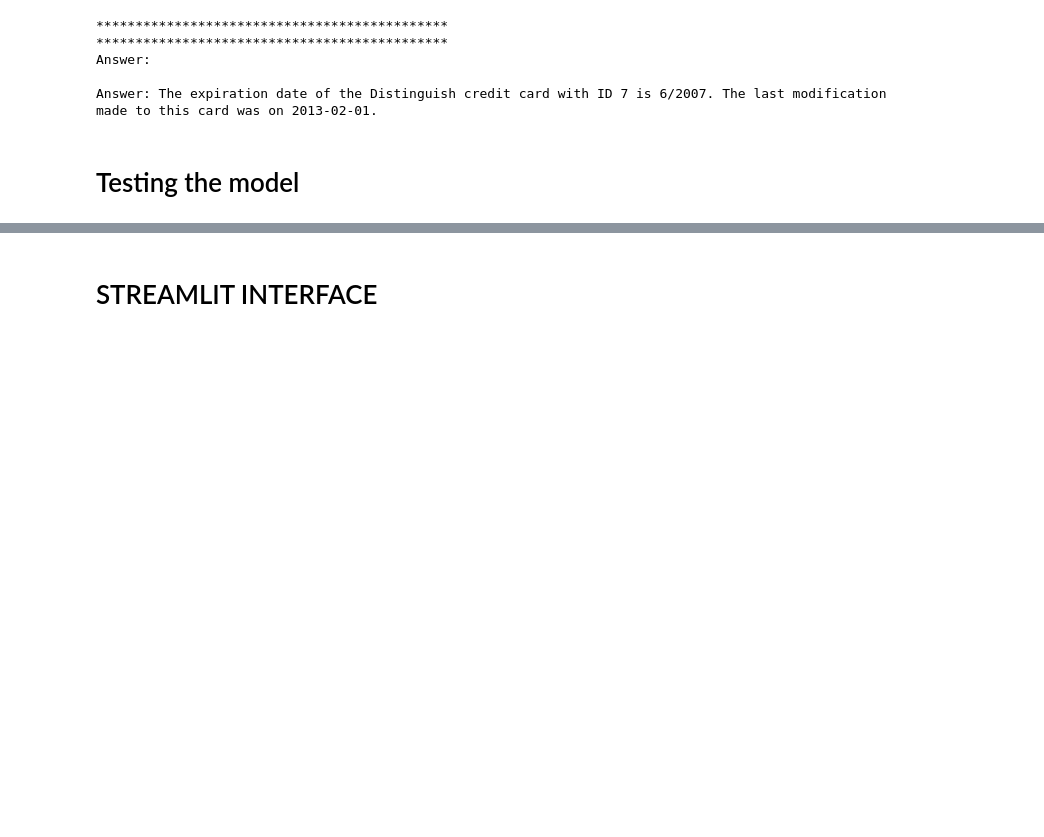
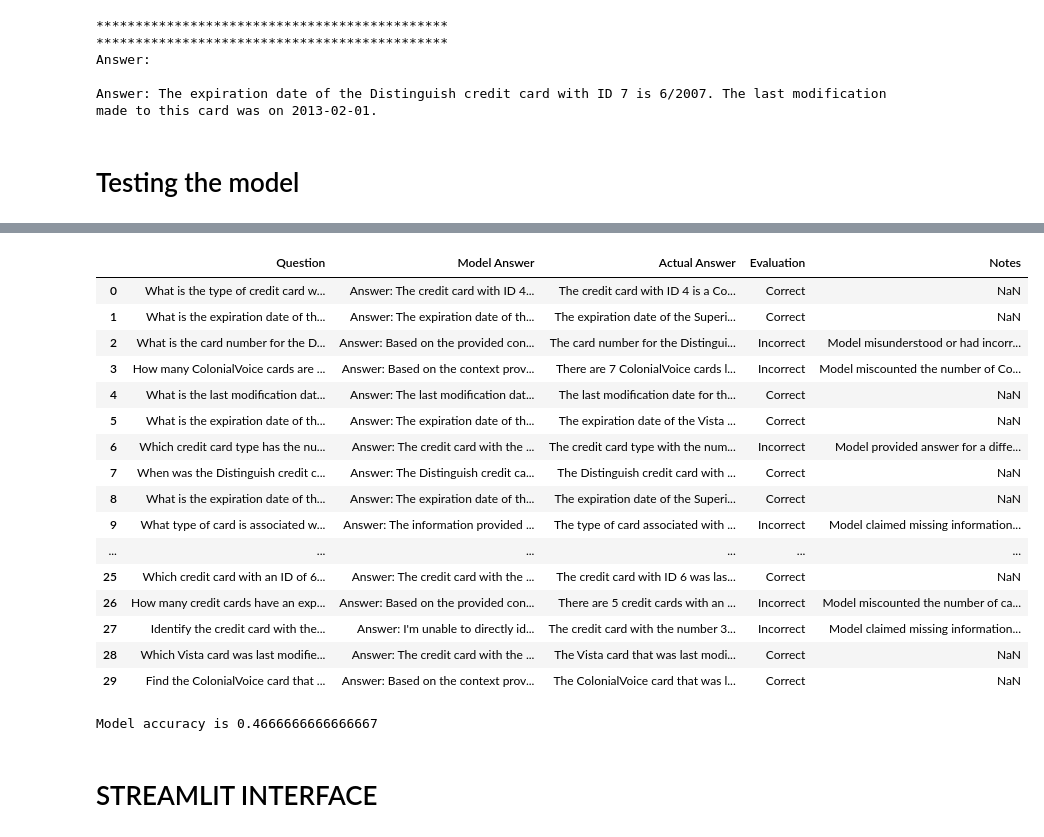
Before and after one commit to Lemonboi21/Mistral-7b-Fine-tuning---RAG, a Jupyter notebook: RAG/The_even_better_RAG.ipynb, the cells around one changed output, grey strips where cells are left out. Cells and saved outputs as stored; diff of their text form; code cells hidden in the pictures; blank space fills up the shorter version.

```diff
--- a/RAG/The_even_better_RAG.ipynb
+++ b/RAG/The_even_better_RAG.ipynb
@@ -283,6 +312,40 @@ df
 # %%
 # save the dataframe to a csv file
 df.to_csv("../Data/GPT_test.csv" , index=False)
+# %%
+#load the test data
+test_data = pd.read_csv("../Data/GPT_test.csv")
+test_data
+# %% [output]
+|  | Question | Model Answer | Actual Answer | Evaluation | Notes |
+| 0 | What is the type of credit card w... | Answer: The credit card with ID 4... | The credit card with ID 4 is a Co... | Correct | NaN |
+| 1 | What is the expiration date of th... | Answer: The expiration date of th... | The expiration date of the Superi... | Correct | NaN |
+| 2 | What is the card number for the D... | Answer: Based on the provided con... | The card number for the Distingui... | Incorrect | Model misunderstood or had incorr... |
+| 3 | How many ColonialVoice cards are ... | Answer: Based on the context prov... | There are 7 ColonialVoice cards l... | Incorrect | Model miscounted the number of Co... |
+| 4 | What is the last modification dat... | Answer: The last modification dat... | The last modification date for th... | Correct | NaN |
+| 5 | What is the expiration date of th... | Answer: The expiration date of th... | The expiration date of the Vista ... | Correct | NaN |
+| 6 | Which credit card type has the nu... | Answer: The credit card with the ... | The credit card type with the num... | Incorrect | Model provided answer for a diffe... |
+| 7 | When was the Distinguish credit c... | Answer: The Distinguish credit ca... | The Distinguish credit card with ... | Correct | NaN |
+| 8 | What is the expiration date of th... | Answer: The expiration date of th... | The expiration date of the Superi... | Correct | NaN |
+| 9 | What type of card is associated w... | Answer: The information provided ... | The type of card associated with ... | Incorrect | Model claimed missing information... |
+| ... | ... | ... | ... | ... | ... |
+| 25 | Which credit card with an ID of 6... | Answer: The credit card with the ... | The credit card with ID 6 was las... | Correct | NaN |
+| 26 | How many credit cards have an exp... | Answer: Based on the provided con... | There are 5 credit cards with an ... | Incorrect | Model miscounted the number of ca... |
+| 27 | Identify the credit card with the... | Answer: I'm unable to directly id... | The credit card with the number 3... | Incorrect | Model claimed missing information... |
+| 28 | Which Vista card was last modifie... | Answer: The credit card with the ... | The Vista card that was last modi... | Correct | NaN |
+| 29 | Find the ColonialVoice card that ... | Answer: Based on the context prov... | The ColonialVoice card that was l... | Correct | NaN |
+# %%
+# calculate the accuracy of the model
+correct = 0
+for i in range(len(test_data)):
+    if test_data["Evaluation"][i] == "Correct":
+        correct += 1
+
+accuracy = correct / len(test_data)
+
+print(f"Model accuracy is {accuracy}")
+# %% [output]
+Model accuracy is 0.4666666666666667
 # %% [markdown]
 # STREAMLIT INTERFACE
 # %%
```
Also changed, not shown: parts of 4 cells of this notebook, 22 other files.
